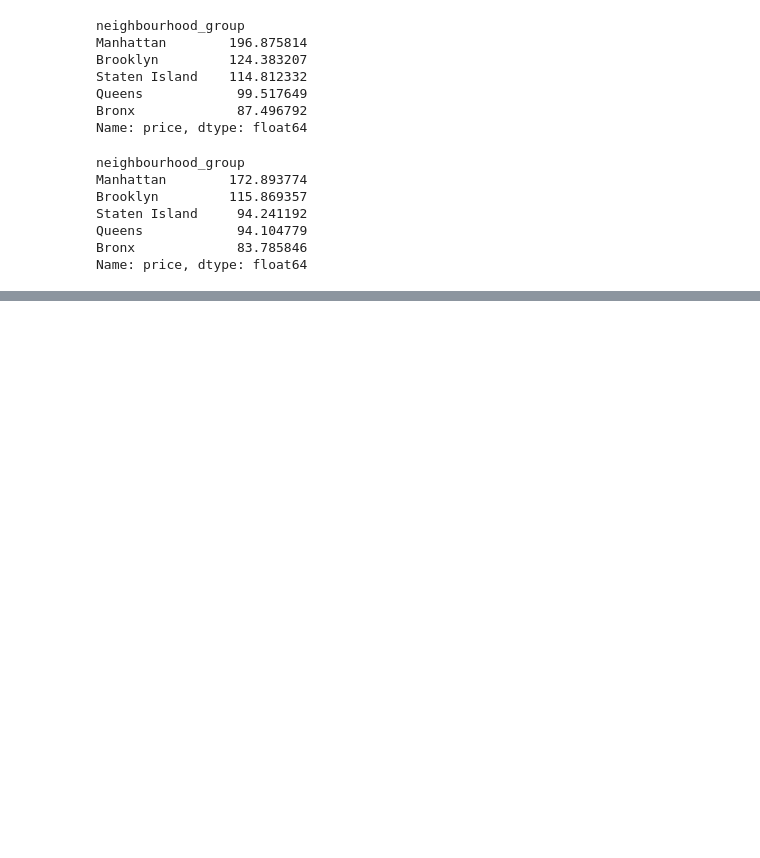
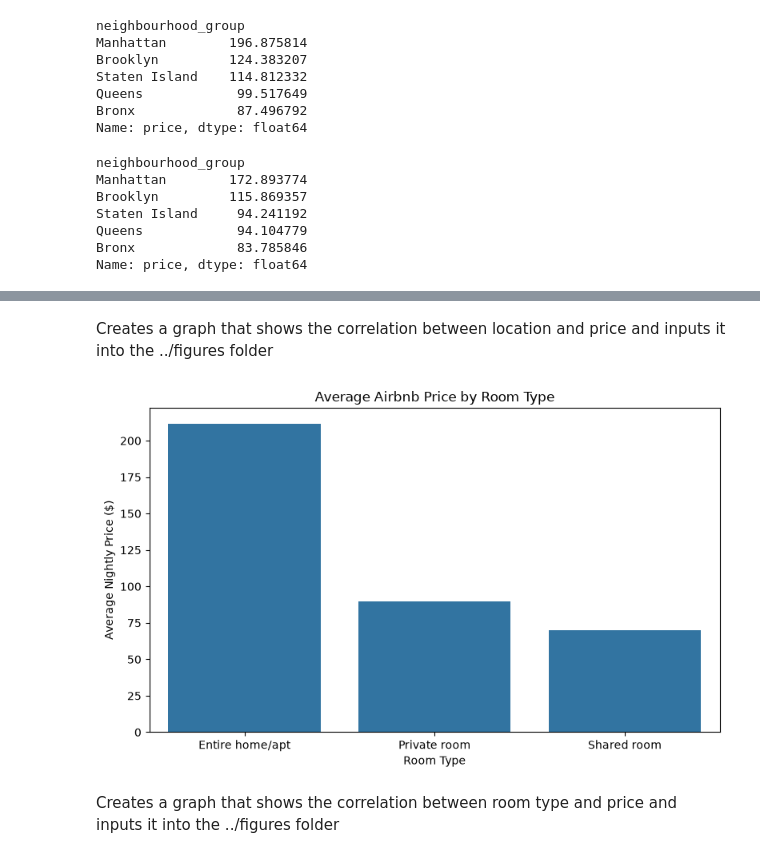
Before and after one commit to georgezeng316/data-portfolio, a Jupyter notebook: airbnb-analysis/notebooks/airbnb_analysis.ipynb, the cells around one changed output, grey strips where cells are left out. Saved outputs shown, nothing was run; the diff lists cells and outputs as text; code cells hidden in the pictures; blank space fills up the shorter version.

```diff
--- a/airbnb-analysis/notebooks/airbnb_analysis.ipynb
+++ b/airbnb-analysis/notebooks/airbnb_analysis.ipynb
@@ -471,0 +498,30 @@ Rows: 48895
+# %% [markdown]
+Creates a graph that shows the correlation between location and price and inputs it into the ../figures folder
+# %%
+room_prices = (
+    df.groupby("room_type")["price"]
+      .mean()
+      .sort_values(ascending=False)
+      .reset_index()
+)
+
+plt.figure(figsize=(8,5))
+
+sns.barplot(
+    data=room_prices,
+    x="room_type",
+    y="price"
+)
+
+plt.title("Average Airbnb Price by Room Type")
+plt.xlabel("Room Type")
+plt.ylabel("Average Nightly Price ($)")
+
+plt.tight_layout()
+
+plt.savefig("../figures/room_type_prices.png")
+plt.show()
+# %% [output]
+[figure, added]
+# %% [markdown]
+Creates a graph that shows the correlation between room type and price and inputs it into the ../figures folder
```
Also changed, not shown: parts of 1 cell of this notebook, 4 other files.
